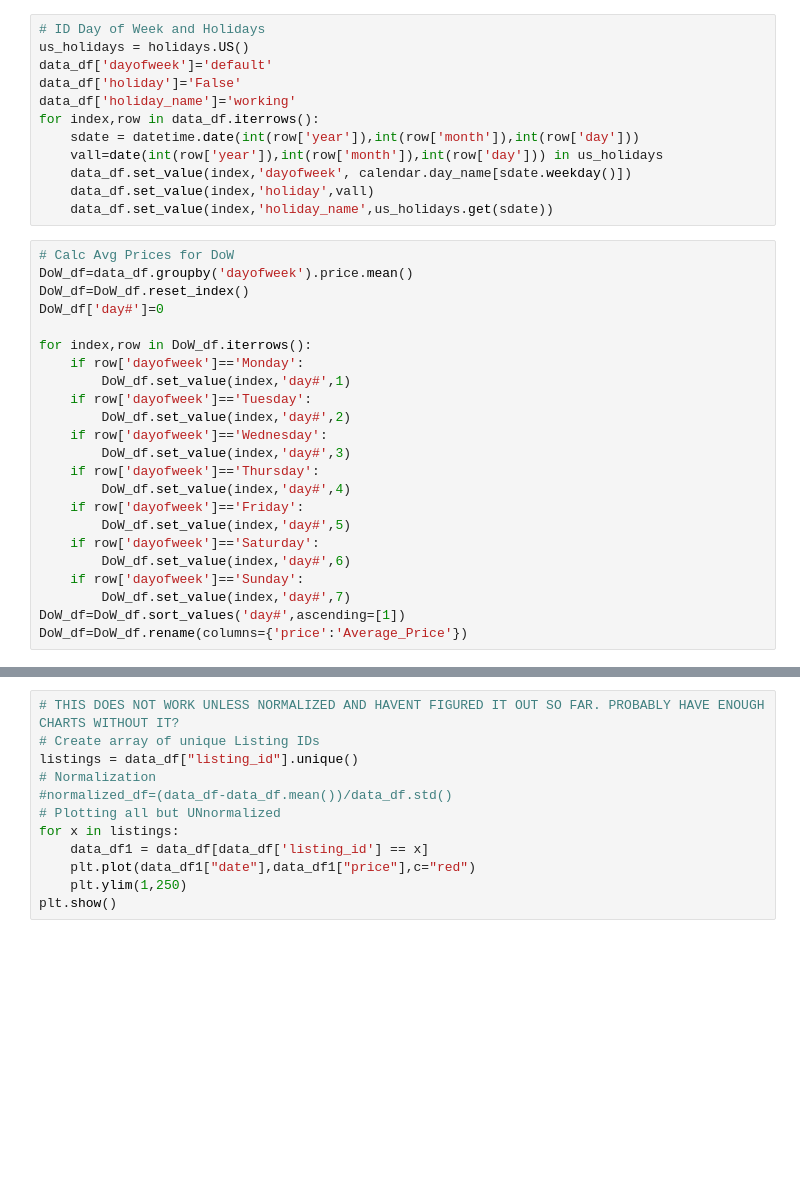
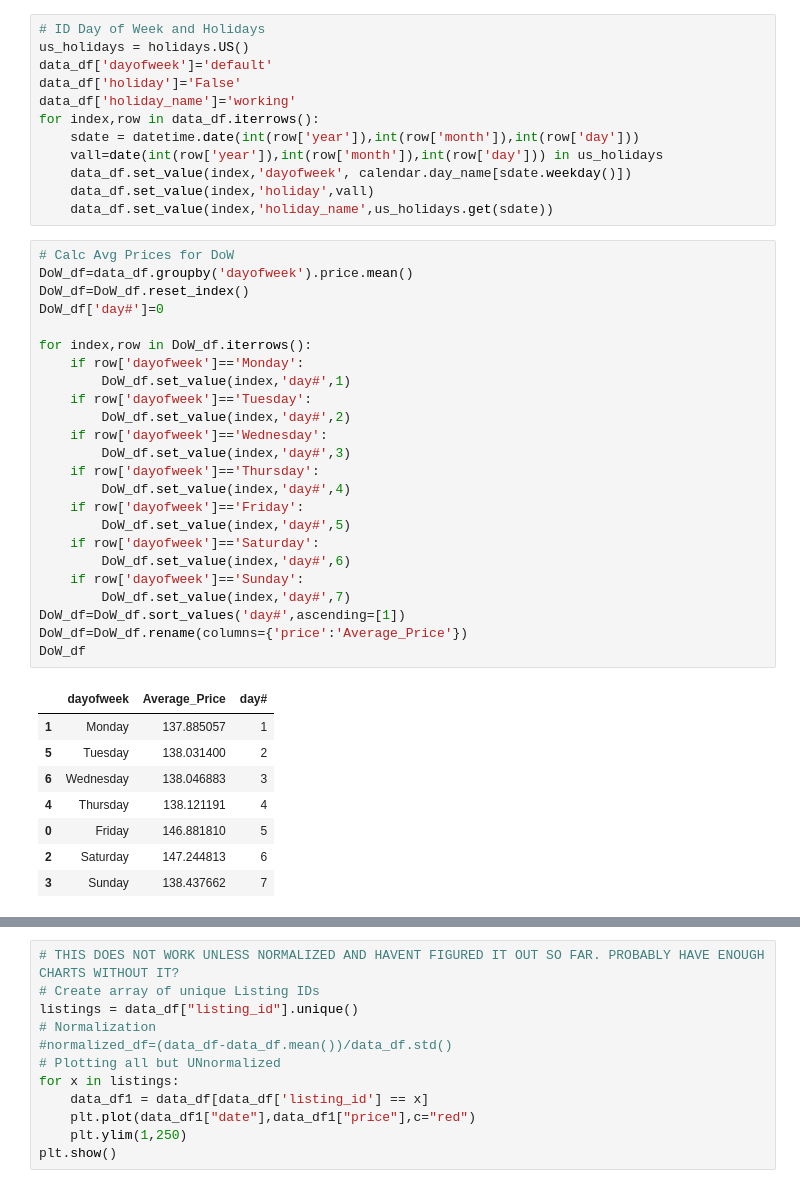
Before and after one commit to areselian/Project1_Group2, a Jupyter notebook: NYC_clndr.ipynb, the cells around one changed output, grey strips where cells are left out. Drawn from its saved outputs; the diff is of its cells as text; blank space fills up the shorter version.

```diff
--- a/NYC_clndr.ipynb
+++ b/NYC_clndr.ipynb
@@ -94,26 +96,36 @@ for index,row in data_df.iterrows():
 # %%
 # Calc Avg Prices for DoW
 DoW_df=data_df.groupby('dayofweek').price.mean()
 DoW_df=DoW_df.reset_index()
 DoW_df['day#']=0
 
 for index,row in DoW_df.iterrows():
     if row['dayofweek']=='Monday':
         DoW_df.set_value(index,'day#',1)
     if row['dayofweek']=='Tuesday':
         DoW_df.set_value(index,'day#',2)
     if row['dayofweek']=='Wednesday':
         DoW_df.set_value(index,'day#',3)
     if row['dayofweek']=='Thursday':
         DoW_df.set_value(index,'day#',4)
     if row['dayofweek']=='Friday':
         DoW_df.set_value(index,'day#',5)
     if row['dayofweek']=='Saturday':
         DoW_df.set_value(index,'day#',6)
     if row['dayofweek']=='Sunday':
         DoW_df.set_value(index,'day#',7)
 DoW_df=DoW_df.sort_values('day#',ascending=[1])
 DoW_df=DoW_df.rename(columns={'price':'Average_Price'})
+DoW_df
+# %% [output]
+|  | dayofweek | Average_Price | day# |
+| 1 | Monday | 137.885057 | 1 |
+| 5 | Tuesday | 138.031400 | 2 |
+| 6 | Wednesday | 138.046883 | 3 |
+| 4 | Thursday | 138.121191 | 4 |
+| 0 | Friday | 146.881810 | 5 |
+| 2 | Saturday | 147.244813 | 6 |
+| 3 | Sunday | 138.437662 | 7 |
 # %%
 # Day of Week Prices
 plt.figure(figsize=(19,8))
```
Also changed, not shown: parts of 5 cells of this notebook.
